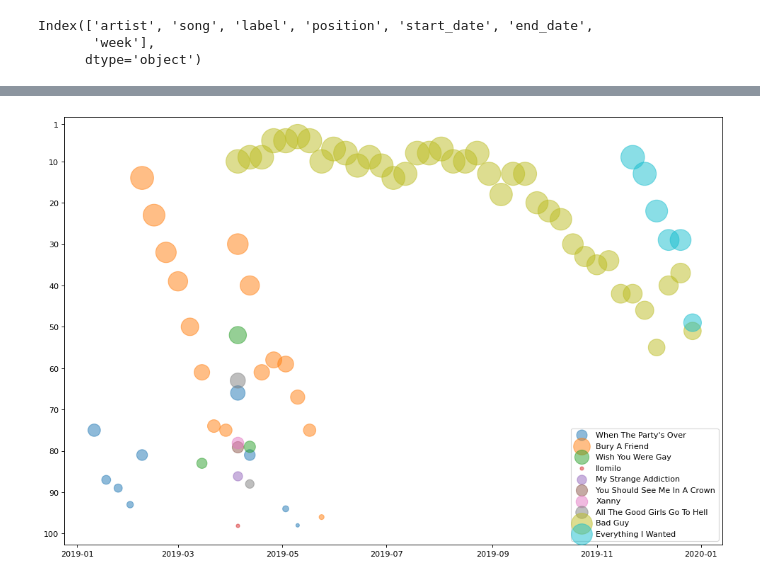
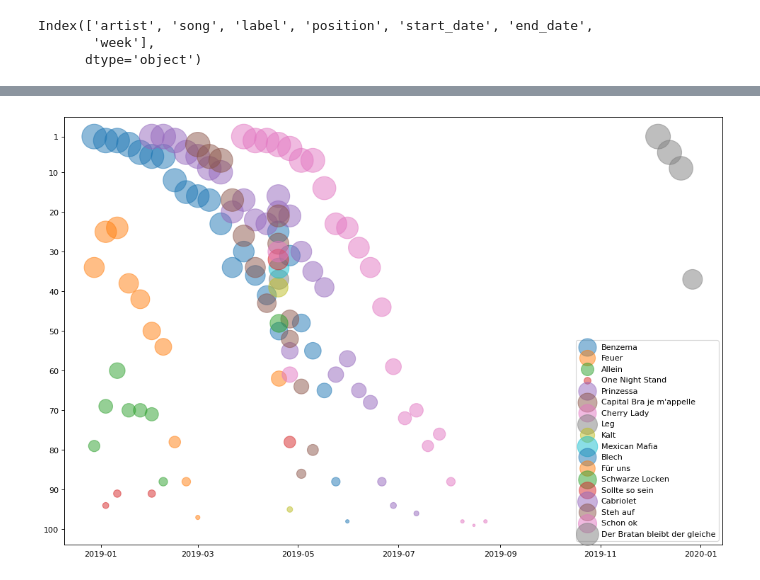
Before and after one commit to ninathumser/German-Top100, a Jupyter notebook: German-Top100-Analysis.ipynb, the cells around one changed output, grey strips where cells are left out. Drawn from its saved outputs; the diff is of its cells as text; code cells hidden in the pictures.

```diff
--- a/German-Top100-Analysis.ipynb
+++ b/German-Top100-Analysis.ipynb
@@ -125,10 +125,10 @@ def info_artist(artist_name):
     ax.invert_yaxis()
 
     plt.show()
-# %%
-info_artist('Billie Eilish')
-# %% [output]
-[figure, removed]
+# %%
+info_artist('Capital Bra')
+# %% [output]
+[figure, added]
 # %%
 
 repl = [' feat. ', ' x ', ' & ', ' , ']
```
Also changed, not shown: parts of 6 cells of this notebook.
